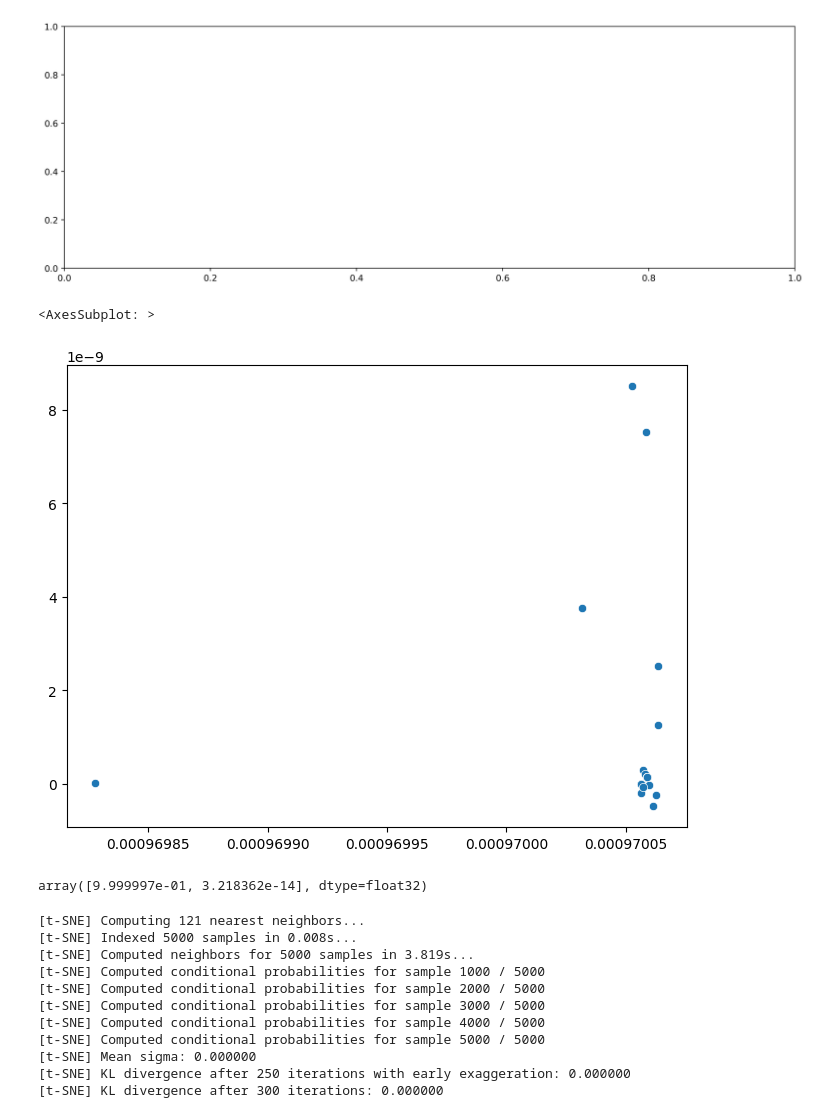
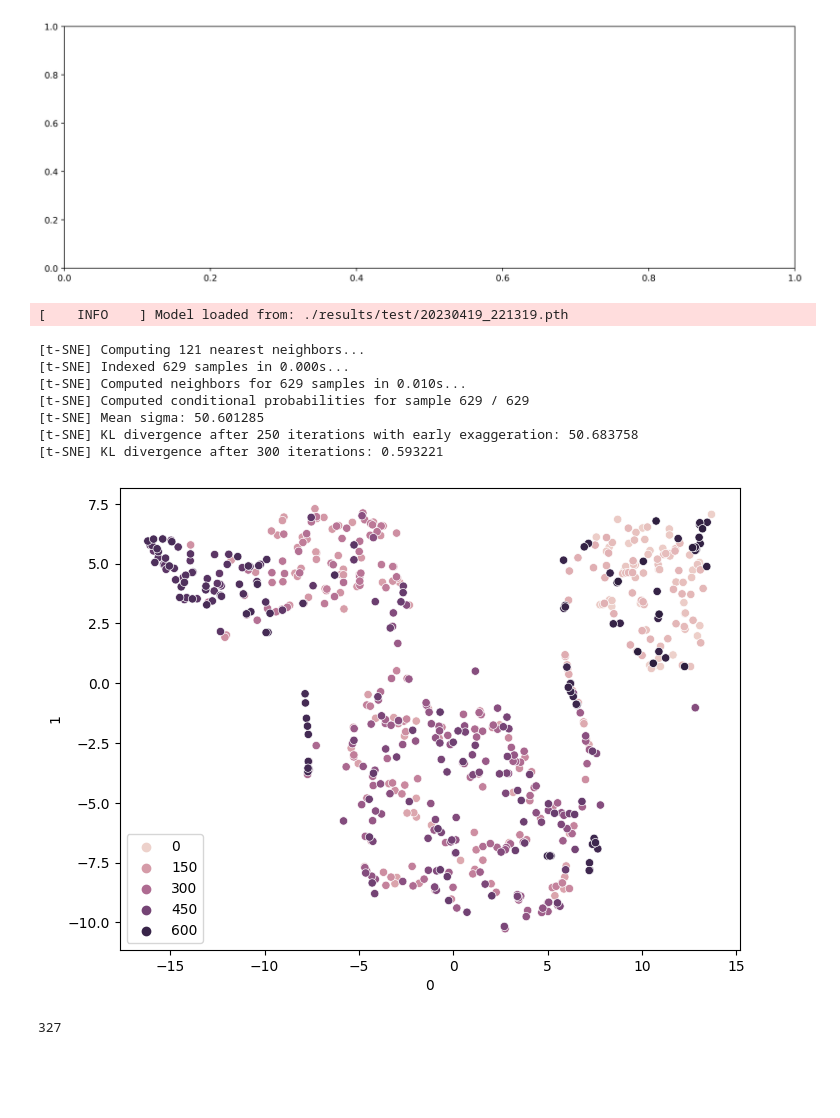
Before and after one commit to demustamas/project_work, a Jupyter notebook: project_work.ipynb, the cells around one changed output. Drawn from its saved outputs; the diff is of its cells as text; code cells hidden in the pictures; blank space fills up the shorter version.

```diff
--- a/project_work.ipynb
+++ b/project_work.ipynb
@@ -60,7 +60,7 @@ data["dataset"].head()
 # %%
 mean = [0.485, 0.456, 0.406]
 std = [0.229, 0.224, 0.225]
-input_size = (256, 64)
+input_size = (256, 256)
 
 transform = {
     "train": Compose(
@@ -190,6 +190,10 @@ model.results.plot()
 # %% [output]
 TypeError: 'AxesSubplot' object is not subscriptable
 [figure]
+# %%
+model.load_model(model_file="./results/test/20230419_221319.pth")
+# %% [output]
+[    INFO    ] Model loaded from: ./results/test/20230419_221319.pth
 # %%
 from sklearn.decomposition import PCA
 import numpy as np
@@ -199,8 +207,8 @@ from tqdm.notebook import tqdm
 # %%
 pred = [
-    model.predict(data["train"].iloc[1].img, transform=transform["train"])
+    model.predict(data["train"].iloc[i].img, transform=transform["train"])
     .detach()
     .numpy()
     .flatten()
-    for _ in tqdm(range(5000))
+    for i in tqdm(range(0, data["train"].shape[0], 10))
 ]
@@ -210,10 +215,17 @@ res_pca = pca.fit_transform(np.array(pred))
 # %%
+pca = PCA(n_components=50)
+res_pca = pca.fit_transform(np.array(pred))
+tsne = TSNE(n_components=2, verbose=1, perplexity=40, n_iter=300)
+res_tsne = pd.DataFrame(tsne.fit_transform(res_pca))
 _, ax = plt.subplots(1, 1, figsize=(8, 6))
-sns.scatterplot(x=res_pca[:, 0], y=res_pca[:, 1],ax=ax)
+sns.scatterplot(data=res_tsne, x=0, y=1, hue=res_tsne.index, ax=ax)
+plt.show()
 # %% [output]
-<AxesSubplot: >
+[t-SNE] Computing 121 nearest neighbors...
+[t-SNE] Indexed 629 samples in 0.000s...
+[t-SNE] Computed neighbors for 629 samples in 0.010s...
+[t-SNE] Computed conditional probabilities for sample 629 / 629
+[t-SNE] Mean sigma: 50.601285
+[t-SNE] KL divergence after 250 iterations with early exaggeration: 50.683758
+[t-SNE] KL divergence after 300 iterations: 0.593221
-[figure, old version]
+[figure, new version]
-# %%
-pca.explained_variance_ratio_
-# %% [output]
-array([9.999997e-01, 3.218362e-14], dtype=float32)
@@ -222,15 +232,4 @@ from sklearn.manifold import TSNE
-# %%
-tsne = TSNE(n_components=2, verbose=1, perplexity=40, n_iter=300)
-res_tsne = tsne.fit_transform(np.array(pred))
-# %% [output]
-[t-SNE] Computing 121 nearest neighbors...
-[t-SNE] Indexed 5000 samples in 0.008s...
-[t-SNE] Computed neighbors for 5000 samples in 3.819s...
-[t-SNE] Computed conditional probabilities for sample 1000 / 5000
-[t-SNE] Computed conditional probabilities for sample 2000 / 5000
-[t-SNE] Computed conditional probabilities for sample 3000 / 5000
-[t-SNE] Computed conditional probabilities for sample 4000 / 5000
-[t-SNE] Computed conditional probabilities for sample 5000 / 5000
-[t-SNE] Mean sigma: 0.000000
-[t-SNE] KL divergence after 250 iterations with early exaggeration: 0.000000
-[t-SNE] KL divergence after 300 iterations: 0.000000
+# %%
+np.argmin(res_tsne[1])
+# %% [output]
+327
```
Also changed, not shown: parts of 11 cells of this notebook, 1 other file.
